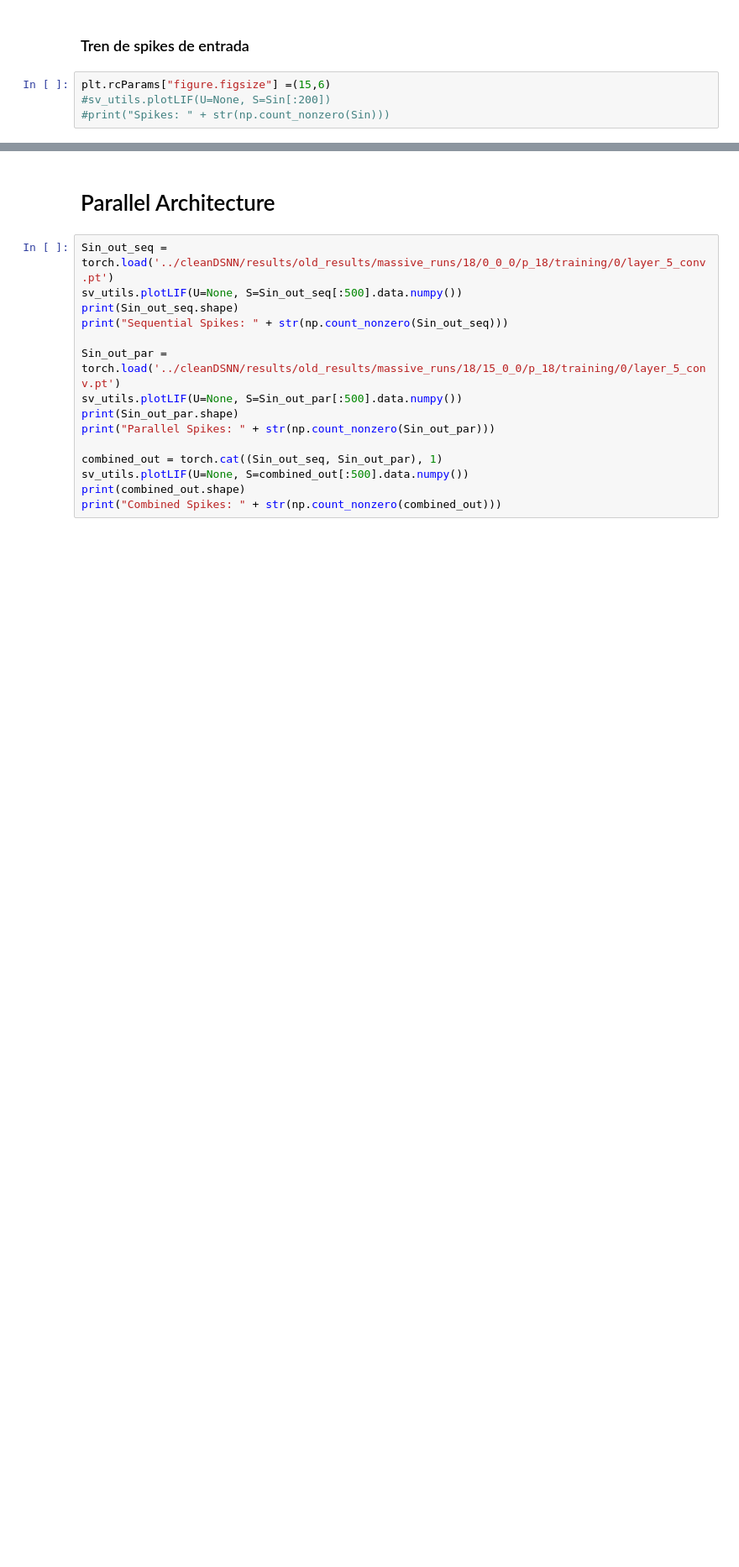
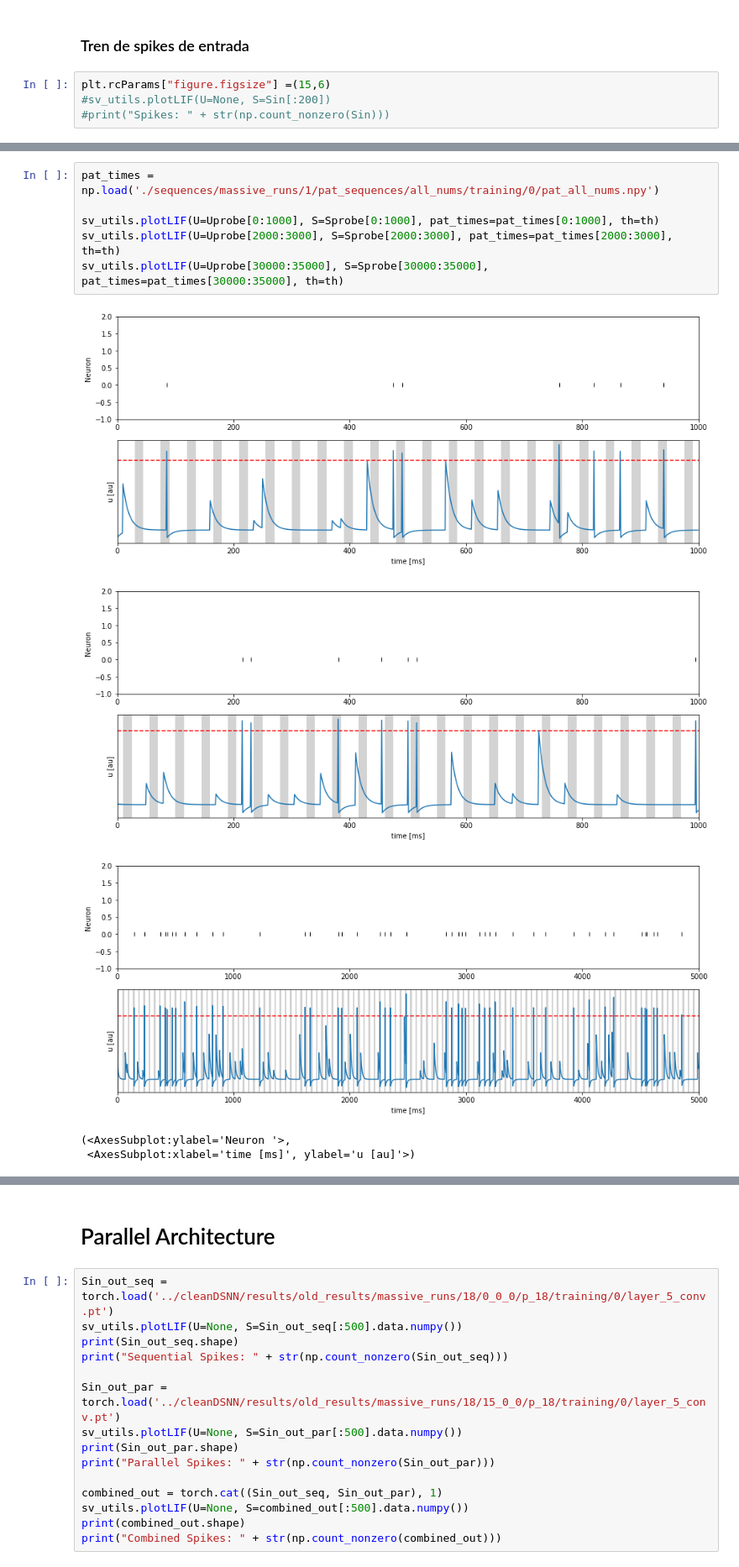
Before and after one commit to mmaximiliano/SDNN, a Jupyter notebook: patterns/SequenceVisualizer.ipynb, the cells around one changed output, grey strips where cells are left out. Shown: that part at 84% size. Cells and saved outputs as stored; diff of their text form; blank space fills up the shorter version.

```diff
--- a/patterns/SequenceVisualizer.ipynb
+++ b/patterns/SequenceVisualizer.ipynb
@@ -101,0 +193,12 @@ iter: 300000 convergence: 0.03430710076010929
+# %%
+pat_times = np.load('./sequences/massive_runs/1/pat_sequences/all_nums/training/0/pat_all_nums.npy')
+
+sv_utils.plotLIF(U=Uprobe[0:1000], S=Sprobe[0:1000], pat_times=pat_times[0:1000], th=th)
+sv_utils.plotLIF(U=Uprobe[2000:3000], S=Sprobe[2000:3000], pat_times=pat_times[2000:3000], th=th)
+sv_utils.plotLIF(U=Uprobe[30000:35000], S=Sprobe[30000:35000], pat_times=pat_times[30000:35000], th=th)
+# %% [output]
+[figure, added]
+[figure, added]
+[figure, added]
+(<AxesSubplot:ylabel='Neuron '>,
+ <AxesSubplot:xlabel='time [ms]', ylabel='u [au]'>)
```
Also changed, not shown: parts of 12 cells of this notebook, 10 other files.
